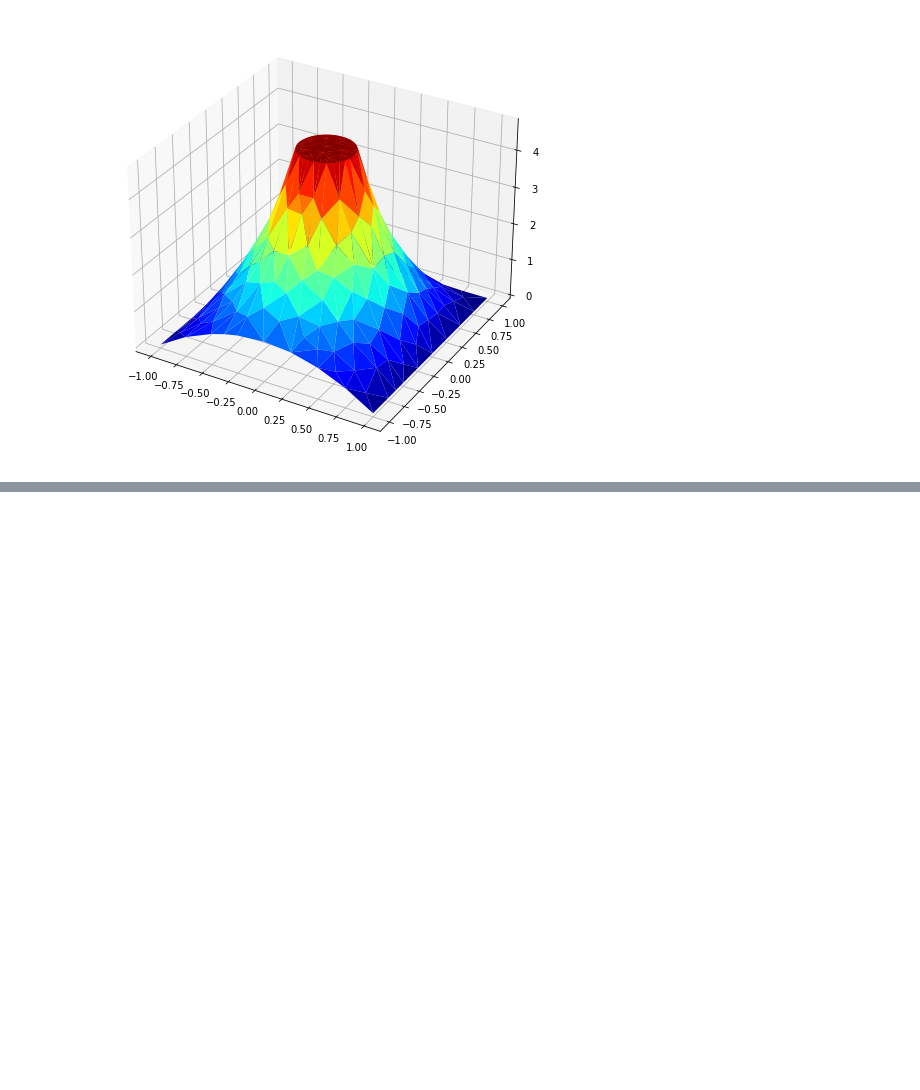
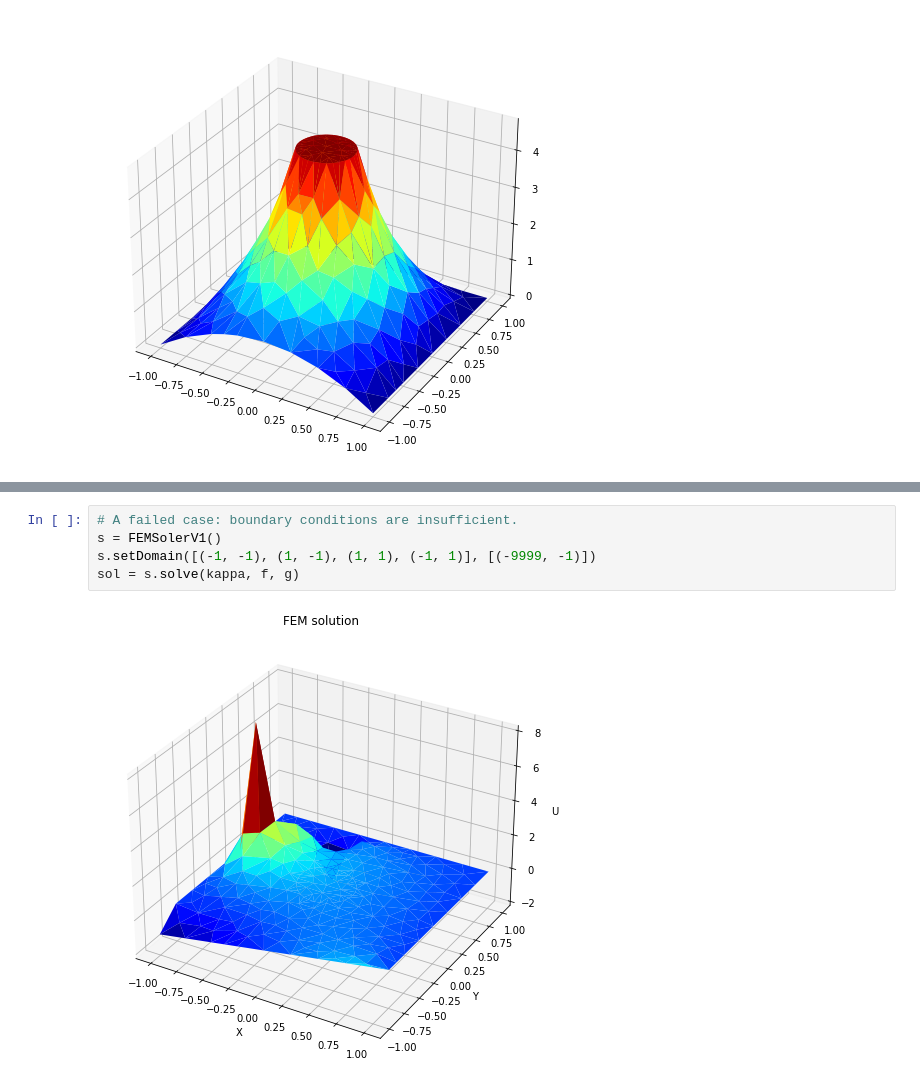
Before and after one commit to FengMingquan-sjtu/NumPDE-Codes, a Jupyter notebook: NumPDE-4/Developing FEM in 2D-Commented.ipynb, the cells around one changed output, grey strips where cells are left out. Saved outputs shown, nothing was run; the diff lists cells and outputs as text; blank space fills up the shorter version.

```diff
--- a/NumPDE-4/Developing FEM in 2D-Commented.ipynb
+++ b/NumPDE-4/Developing FEM in 2D-Commented.ipynb
@@ -493 +542,8 @@ s = FEMSolerV1()
+# %%
+# A failed case: boundary conditions are insufficient.
+s = FEMSolerV1()
+s.setDomain([(-1, -1), (1, -1), (1, 1), (-1, 1)], [(-9999, -1)])
+sol = s.solve(kappa, f, g)
+# %% [output]
+[figure, added]
 # %%
```
Also changed, not shown: parts of 7 cells of this notebook, 1 other file.
